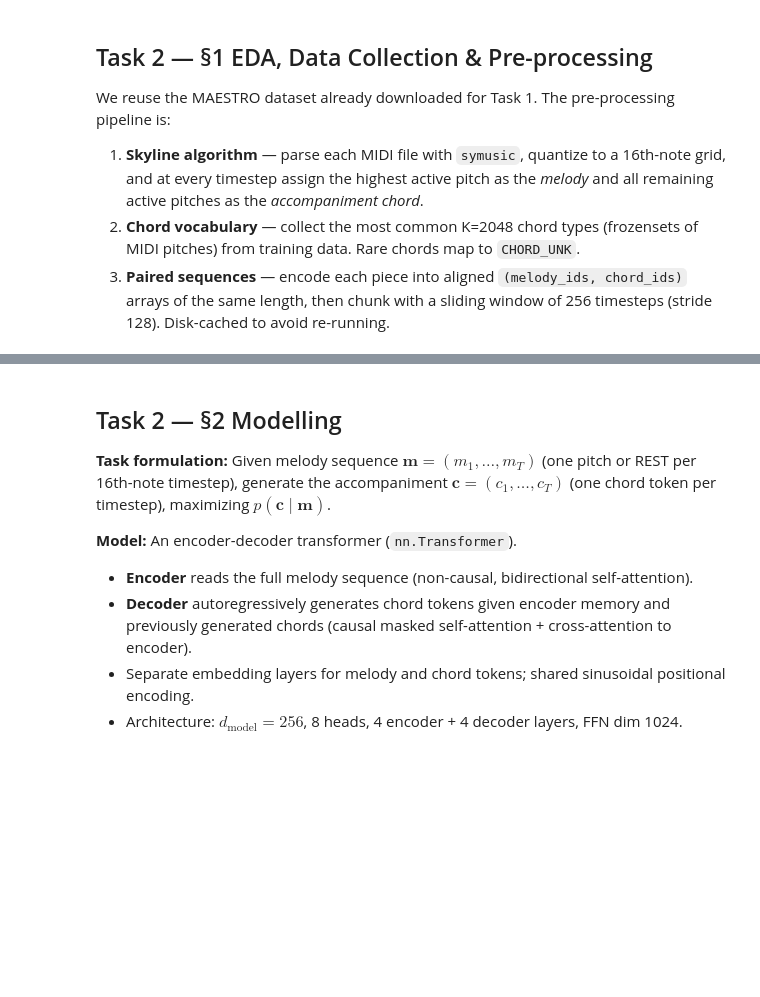
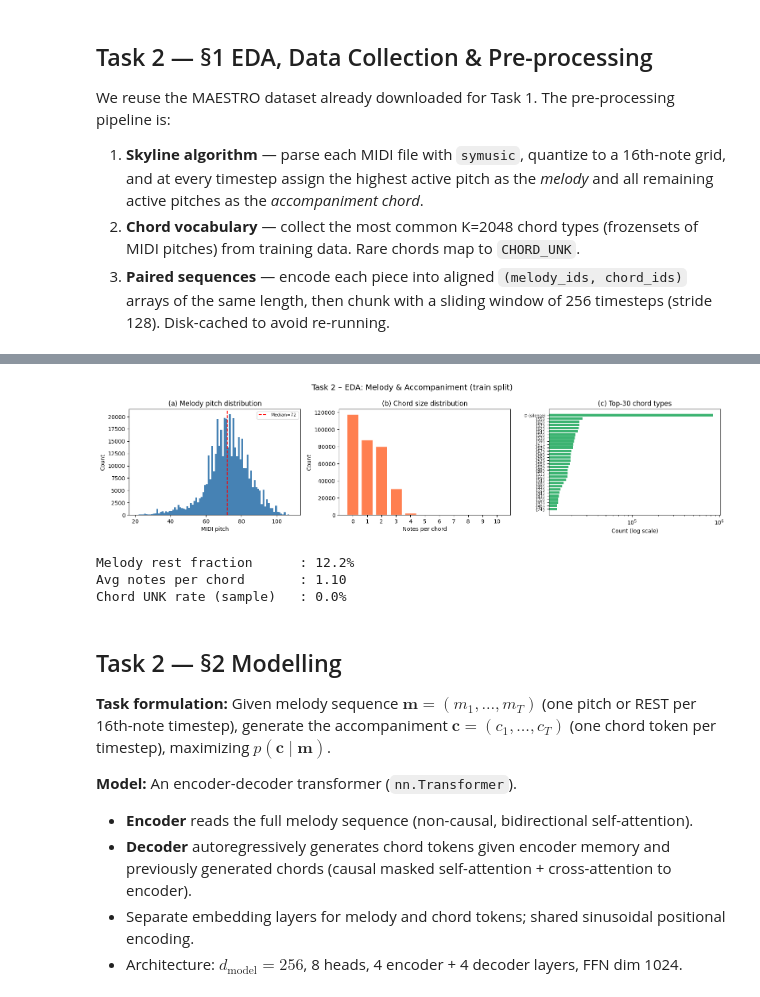
Before and after one commit to MaximeVergnet/CSE-153-Assignment-2, a Jupyter notebook: workbook.ipynb, the cells around one changed output, grey strips where cells are left out. Saved outputs shown, nothing was run; the diff lists cells and outputs as text; code cells hidden in the pictures; blank space fills up the shorter version.

```diff
--- a/workbook.ipynb
+++ b/workbook.ipynb
@@ -706,7 +706,8 @@ Bigram test perplexity : 22.37
 # %% [markdown]
 ### 3.2 Load Best Checkpoint & Compute Test Perplexity
 # %%
-ckpt = torch.load(CKPT_DIR / "best_model.pt", map_location=DEVICE)
+ckpt = torch.load(CKPT_DIR / "best_model.pt", map_location=DEVICE,
+                 weights_only=False)  # trusted local checkpoint
 model.load_state_dict(ckpt["model_state"])
 history = ckpt["history"]
 print(f"Loaded best checkpoint from epoch {ckpt['epoch']}  "
@@ -1102,7 +1105,8 @@ def extract_pairs(midi_path, steps_per_beat=T2_STEPS_PER_BEAT):
     Returns
     -------
     melody : np.ndarray, shape (T,)
-        Each entry is a MIDI pitch (MEL_MIN..MEL_MAX) or MEL_REST if silent.
+        Each entry is a compact pitch id in 0..(MEL_MAX-MEL_MIN) for an active
+        MIDI pitch (maps to MIDI via ``id + MEL_MIN``), or MEL_REST if silent.
     chords : list of frozenset, length T
         Each entry is the set of accompaniment MIDI pitches at that timestep
         (may be empty).
@@ -1138,7 +1142,7 @@ def extract_pairs(midi_path, steps_per_beat=T2_STEPS_PER_BEAT):
     for t, active in enumerate(roll):
         if active:
             top = max(active)
-            melody[t] = top
+            melody[t] = top - MEL_MIN   # 0..87 — valid rows for nn.Embedding(MEL_VOCAB)
             chords.append(frozenset(active - {top}))
         else:
             chords.append(frozenset())
@@ -1192,7 +1200,8 @@ def tokenise_t2_split(split_name, chord2id, rows=None):
     Return (mel_chunks, chd_chunks): lists of np.int32 arrays of length T2_MAX_STEPS.
     Results are saved/loaded from disk for fast re-runs.
     """
-    cache = T2_PAIRS_DIR / f"{split_name}.pkl"
+    # Bump filename so older caches (raw MIDI melody ids) are not reused.
+    cache = T2_PAIRS_DIR / f"{split_name}_mel_compact.pkl"
     if cache.exists():
         print(f"Loading {split_name} from cache ...")
         with open(cache, "rb") as f:
@@ -1271,7 +1294,7 @@ _sample_chd = np.concatenate([c for c in t2_train_chd[:2000]])
 
 # (a) Melody pitch distribution
 ax = axes[0]
-mel_pitches = _sample_mel[(_sample_mel != MEL_PAD) & (_sample_mel != MEL_REST)]
+mel_pitches = _sample_mel[(_sample_mel != MEL_PAD) & (_sample_mel != MEL_REST)] + MEL_MIN
 ax.hist(mel_pitches, bins=88, range=(MEL_MIN, MEL_MAX + 1),
         color="steelblue", edgecolor="none")
 ax.set_xlabel("MIDI pitch"); ax.set_ylabel("Count")
@@ -1293,33 +1316,38 @@ ax.set_xticks(range(0, 11))
 
 # (c) Top-30 chord type frequencies
 ax = axes[2]
 top30 = chord_counter.most_common(30)
 bar_counts = [cnt for _, cnt in top30]
 
 def chord_label(ch):
     if not ch:
         return "∅ (silence)"
     pitches = sorted(ch)
     label = ",".join(str(p) for p in pitches[:3])
     return "{" + label + ("…" if len(pitches) > 3 else "") + "}"
 
 bar_labels = [chord_label(ch) for ch, _ in top30]
 ax.barh(range(30), bar_counts[::-1], color="mediumseagreen")
 ax.set_yticks(range(30))
 ax.set_yticklabels(bar_labels[::-1], fontsize=7)
 ax.set_xscale("log")
 ax.set_xlabel("Count (log scale)")
 ax.set_title("(c) Top-30 chord types")
 
 plt.tight_layout()
 plt.savefig("t2_eda_plots.png", dpi=150, bbox_inches="tight")
 plt.show()
 
 rest_frac    = (_sample_mel[_sample_mel != MEL_PAD] == MEL_REST).mean()
 avg_chd_size = np.mean(chord_sizes) if chord_sizes else 0.0
 print(f"Melody rest fraction      : {rest_frac:.1%}")
 print(f"Avg notes per chord       : {avg_chd_size:.2f}")
 print(f"Chord UNK rate (sample)   : {(valid_chd == CHORD_UNK).mean() if len(valid_chd) else 0:.1%}")
+# %% [output]
+[figure, added]
+Melody rest fraction      : 12.2%
+Avg notes per chord       : 1.10
+Chord UNK rate (sample)   : 0.0%
 # %% [markdown]
 ## Task 2 — §2 Modelling
 
```
Also changed, not shown: parts of 12 cells of this notebook, 7 other files.
